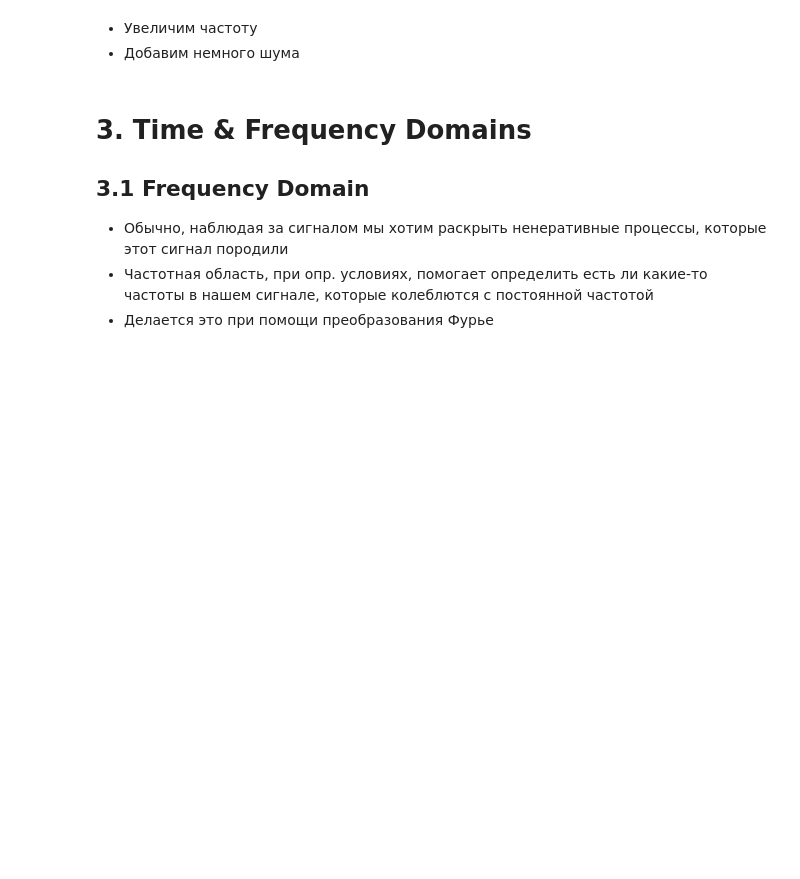
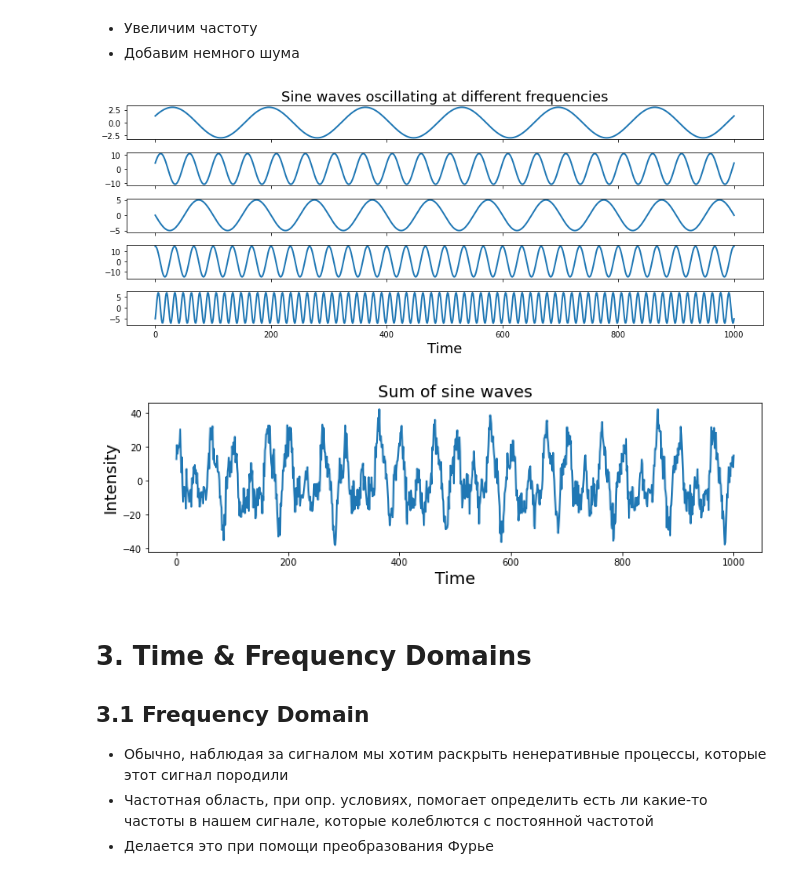
Before and after one commit to EtokonE/functional_connectivity, a Jupyter notebook: notebooks/0.Signal.ipynb, the cells around one changed output. Cells and saved outputs as stored; diff of their text form; code cells hidden in the pictures; blank space fills up the shorter version.

```diff
--- a/notebooks/0.Signal.ipynb
+++ b/notebooks/0.Signal.ipynb
@@ -247,19 +258,22 @@ NameError: name 'freq' is not defined
 # %%
 # Изменяем частоту дискретизации
 waves_parameters['sampling_freq'] = 500
 
 # Рассчитываем волны с новым параметром
 sine_waves = create_waves(waves_parameters['sampling_freq'],
                           waves_parameters['amplitude'],
                           waves_parameters['freq'],
                           waves_parameters['phases'])
 
 # Рисуем все волны
-plot_waves(n_waves=len(freq), sine_waves_signal=sine_waves,
+plot_waves(n_waves=len(waves_parameters['freq']), sine_waves_signal=sine_waves,
           title="Sine waves oscillating at different frequencies")
 
 # Суммируем, добавляя шум
 signal = plot_sum_waves(sine_waves_signal=sine_waves, add_noise=True)
+# %% [output]
+[figure, added]
+[figure, added]
 # %% [markdown]
 # 3. Time & Frequency Domains
 ## 3.1 Frequency Domain
```
Also changed, not shown: parts of 10 cells of this notebook.
